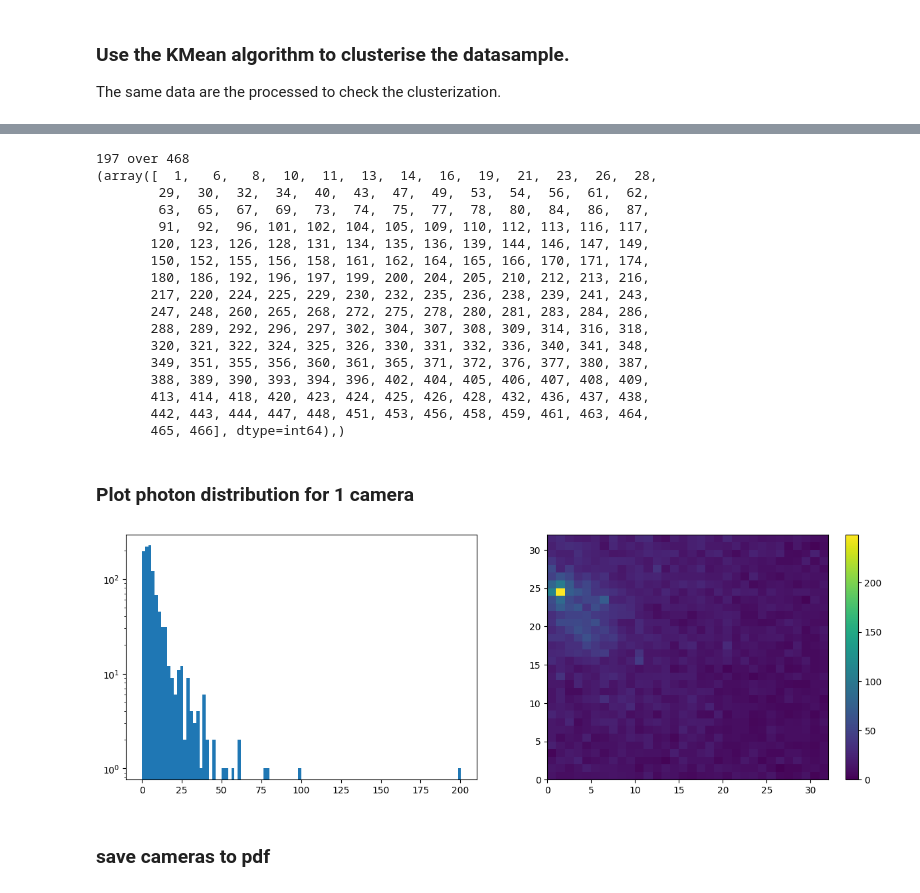
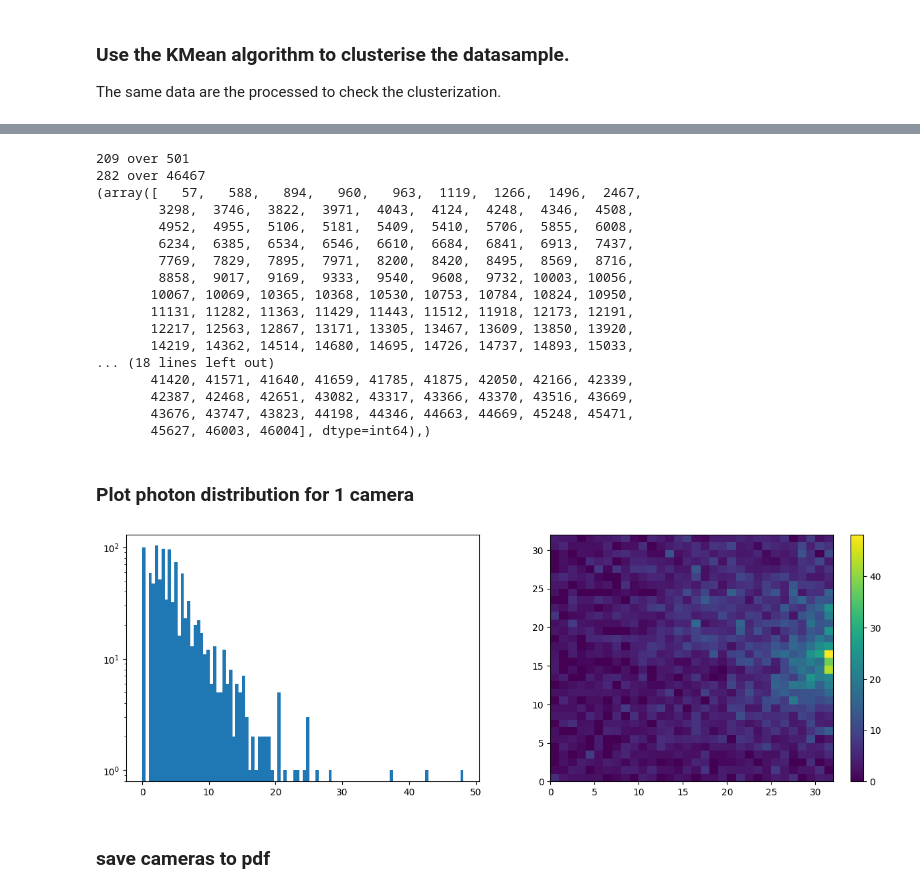
Before and after one commit to chiappo98/blinded_cameras, a Jupyter notebook: blinded clustering.ipynb, the cells around one changed output, grey strips where cells are left out. Cells and saved outputs as stored; diff of their text form; code cells hidden in the pictures.

```diff
--- a/blinded clustering.ipynb
+++ b/blinded clustering.ipynb
@@ -74,7 +90,7 @@ The same data are the processed to check the clusterization.
 # model = KMeans(n_clusters=3)
 # model1 = KMeans(init="random", n_clusters=3, n_init=20, random_state=0)
 # model2 = KMeans(init="k-means++", n_clusters=3, n_init=20, random_state=0)
-model3 = KMeans(init="k-means++", n_clusters=4, n_init=20, random_state=0)
+model3 = KMeans(init="k-means++", n_clusters=7, n_init=20, random_state=0)
 # Fitting Model
 # model.fit(data)
 # model1.fit(data)
@@ -83,5 +99,7 @@ model3.fit(filt)
 
 # print(np.count_nonzero(model1.labels_ == 0), np.count_nonzero(model1.labels_ == 1), np.count_nonzero(model1.labels_ == 2))
 # print(np.count_nonzero(model2.labels_ == 0), np.count_nonzero(model2.labels_ == 1), np.count_nonzero(model2.labels_ == 2))
-print(np.count_nonzero(model3.labels_ == 0), np.count_nonzero(model3.labels_ == 1), np.count_nonzero(model3.labels_ == 2), np.count_nonzero(model3.labels_ == 3))#, np.count_nonzero(model3.labels_ == 4))
+print(np.count_nonzero(model3.labels_ == 0), np.count_nonzero(model3.labels_ == 1), np.count_nonzero(model3.labels_ == 2), np.count_nonzero(model3.labels_ == 3), np.count_nonzero(model3.labels_ == 4))
+
+lb3 = model3.predict(filt)
 # %% [output]
@@ -146,56 +185,68 @@ array([   17,    63,    64,   245,   397,   473,   671,   701,   929,
        46271, 46681, 46727, 46728, 46757, 46797, 46909], dtype=int64)
 # %%
-filtered_1 = data[np.where((lb3 == 1) | (lb3 == 2) | (lb3 == 3))]
-filtered_0 = data[np.where(lb3 == 0)]
+blind = data[np.where((lb3 == 1) | (lb3 == 2) | (lb3 == 3) | (lb3 == 4) | (lb3 == 5))]
+not_blind = data[np.where(lb3 == 0)]
 
-index_1 = np.empty(0)
+index_b = np.empty(0)
+index_nb = np.empty(0)
 
-for img in filtered_1:
+for img in blind:
     if np.max(img)/np.mean(img) > 7:
-        index_1 = np.append(index_1, 1)
+        index_b = np.append(index_b, 1)
     else :
-        index_1 = np.append(index_1, 0)
+        index_b = np.append(index_b, 0)
 
-print(index_1[index_1 == 1].size, 'over', filtered_1.shape[0])
+print(index_b[index_b == 1].size, 'over', blind.shape[0])
+filtered_blind = blind[np.where(index_b == 1)]
+#print(np.where(index_b == 1))
 
-filtered_1_1 = filtered_1[np.where(index_1 == 1)]
+for img in not_blind:
+    if (np.amax(img) > 40):
+        if (np.amax(img)/np.mean(img) > 7):
+            index_nb = np.append(index_nb, 1)
+        else :
+            index_nb = np.append(index_nb, 0)
+    else :
+        index_nb = np.append(index_nb, 0)
 
-print(np.where(index_1 == 1))
+print(index_nb[index_nb == 1].size, 'over', not_blind.shape[0])
+filtered_not_blind = not_blind[np.where(index_nb == 1)]
+#print(np.where(index_nb == 1))
 # %% [output]
-197 over 468
-(array([  1,   6,   8,  10,  11,  13,  14,  16,  19,  21,  23,  26,  28,
-        29,  30,  32,  34,  40,  43,  47,  49,  53,  54,  56,  61,  62,
-        63,  65,  67,  69,  73,  74,  75,  77,  78,  80,  84,  86,  87,
-        91,  92,  96, 101, 102, 104, 105, 109, 110, 112, 113, 116, 117,
-       120, 123, 126, 128, 131, 134, 135, 136, 139, 144, 146, 147, 149,
-       150, 152, 155, 156, 158, 161, 162, 164, 165, 166, 170, 171, 174,
-       180, 186, 192, 196, 197, 199, 200, 204, 205, 210, 212, 213, 216,
-       217, 220, 224, 225, 229, 230, 232, 235, 236, 238, 239, 241, 243,
-       247, 248, 260, 265, 268, 272, 275, 278, 280, 281, 283, 284, 286,
-       288, 289, 292, 296, 297, 302, 304, 307, 308, 309, 314, 316, 318,
-       320, 321, 322, 324, 325, 326, 330, 331, 332, 336, 340, 341, 348,
-       349, 351, 355, 356, 360, 361, 365, 371, 372, 376, 377, 380, 387,
-       388, 389, 390, 393, 394, 396, 402, 404, 405, 406, 407, 408, 409,
-       413, 414, 418, 420, 423, 424, 425, 426, 428, 432, 436, 437, 438,
-       442, 443, 444, 447, 448, 451, 453, 456, 458, 459, 461, 463, 464,
-       465, 466], dtype=int64),)
+209 over 501
+282 over 46467
+(array([   57,   588,   894,   960,   963,  1119,  1266,  1496,  2467,
+        3298,  3746,  3822,  3971,  4043,  4124,  4248,  4346,  4508,
+        4952,  4955,  5106,  5181,  5409,  5410,  5706,  5855,  6008,
+        6234,  6385,  6534,  6546,  6610,  6684,  6841,  6913,  7437,
+        7769,  7829,  7895,  7971,  8200,  8420,  8495,  8569,  8716,
+        8858,  9017,  9169,  9333,  9540,  9608,  9732, 10003, 10056,
+       10067, 10069, 10365, 10368, 10530, 10753, 10784, 10824, 10950,
+       11131, 11282, 11363, 11429, 11443, 11512, 11918, 12173, 12191,
+       12217, 12563, 12867, 13171, 13305, 13467, 13609, 13850, 13920,
+       14219, 14362, 14514, 14680, 14695, 14726, 14737, 14893, 15033,
+... (18 lines left out)
+       41420, 41571, 41640, 41659, 41785, 41875, 42050, 42166, 42339,
+       42387, 42468, 42651, 43082, 43317, 43366, 43370, 43516, 43669,
+       43676, 43747, 43823, 44198, 44346, 44663, 44669, 45248, 45471,
+       45627, 46003, 46004], dtype=int64),)
 # %% [markdown]
 ### Plot photon distribution for 1 camera
 # %%
-data_num = 1
+data_num = 15479
 
 fig, ax = plt.subplots(1,2)
-ax[0].hist(filtered_1_1[data_num],100)
+ax[0].hist(not_blind[data_num],100)
 ax[0].set_yscale('log')
 
 #camera = np.reshape(df.iloc[162].pixels, (32,32))
-cam = ax[1].pcolormesh(filtered_1[data_num].reshape(32,32))
+cam = ax[1].pcolormesh(not_blind[data_num].reshape(32,32))
 #cam = ax[1].pcolormesh(arr3d[data_num])
 plt.colorbar(cam)
 
 fig.set_figwidth(15)
 # %% [output]
-[figure, old version]
+[figure, new version]
 # %% [markdown]
 ### save cameras to pdf
 # %%
```
Also changed, not shown: parts of 10 cells of this notebook.
